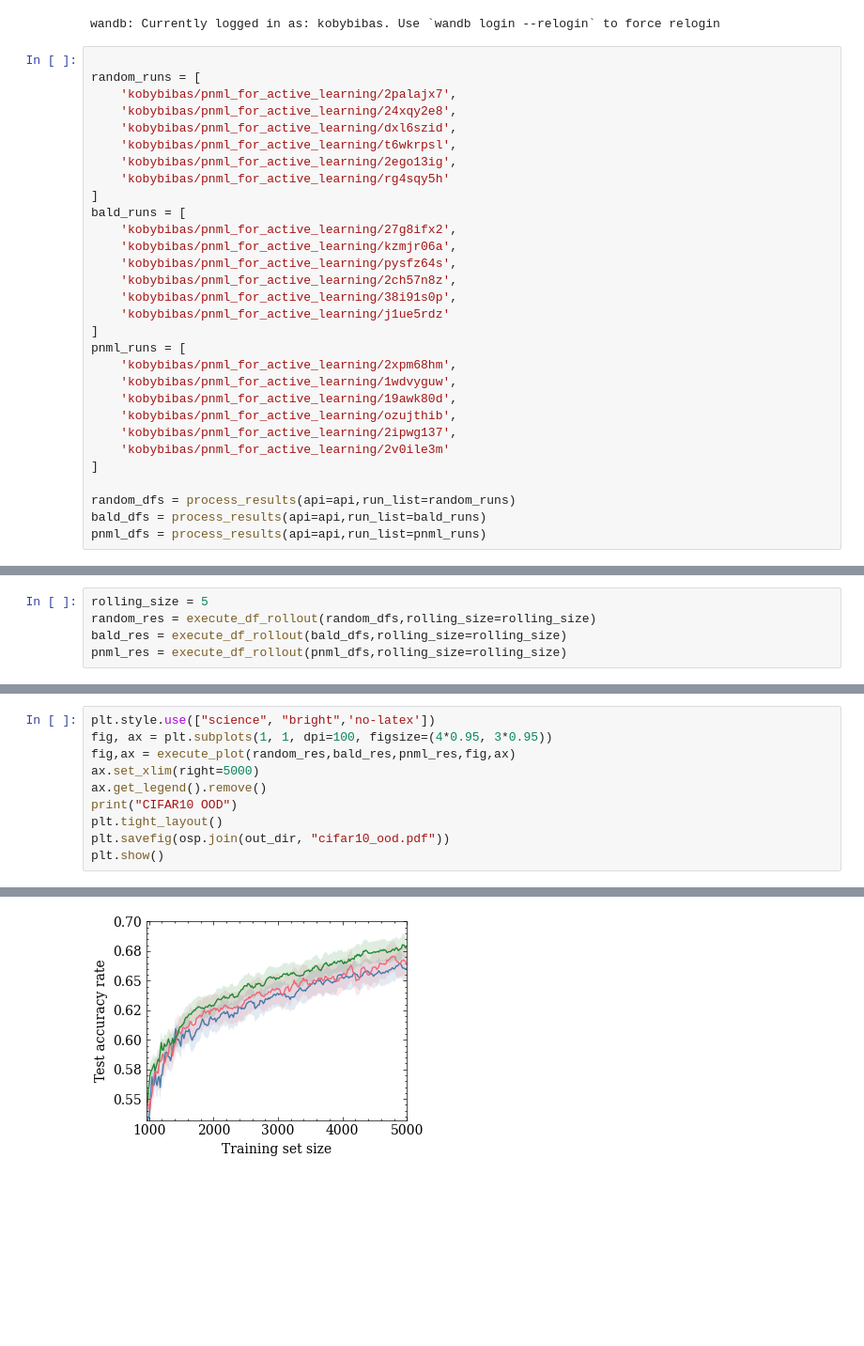
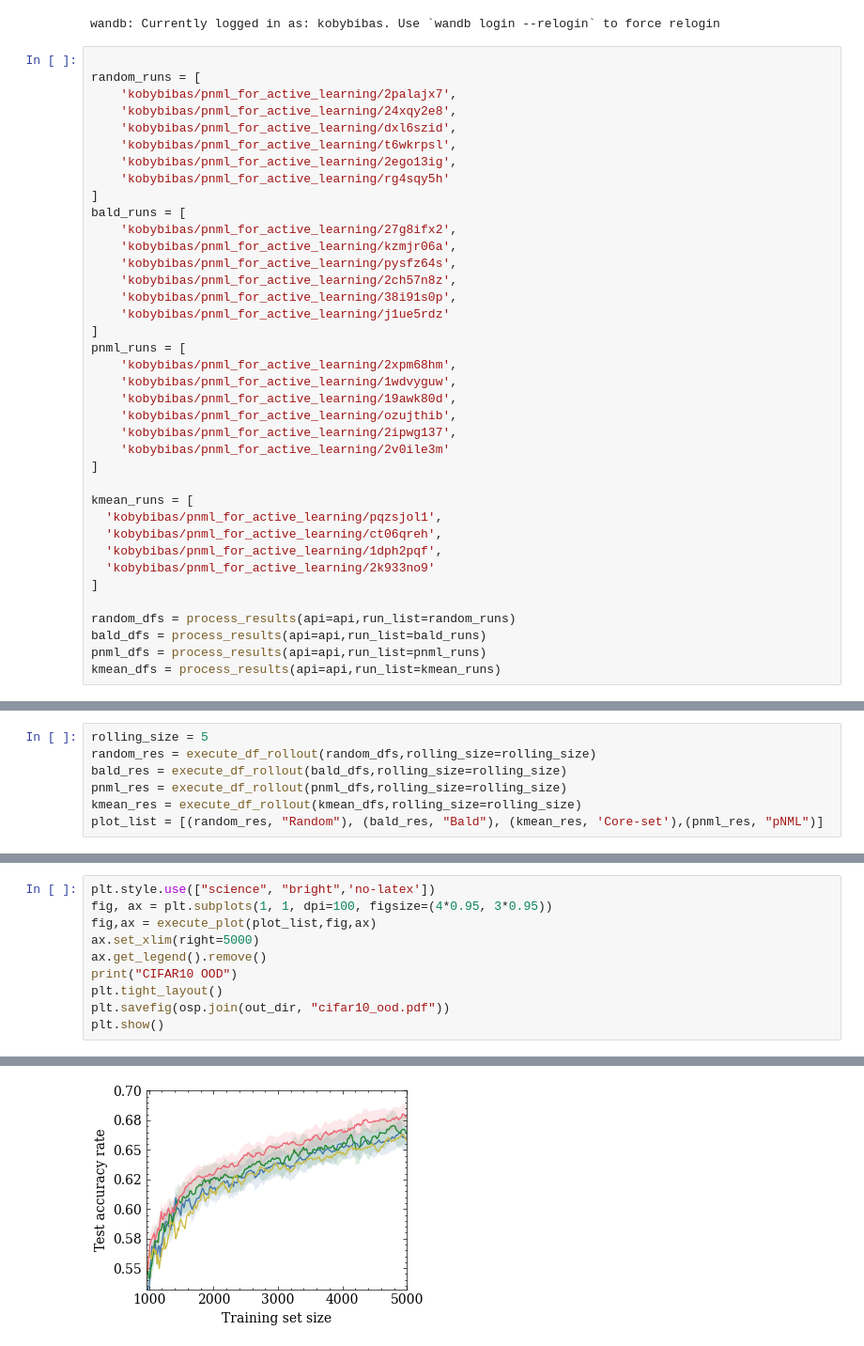
Before and after one commit to kobybibas/pnml_for_active_learning, a Jupyter notebook: notebooks/plot_cifar10_ood.ipynb, the cells around one changed output, grey strips where cells are left out. Shown at 94% size. Saved outputs shown, nothing was run; the diff lists cells and outputs as text; blank space fills up the shorter version.

Commit message:
Update plot

```diff
--- a/notebooks/plot_cifar10_ood.ipynb
+++ b/notebooks/plot_cifar10_ood.ipynb
@@ -58,9 +58,17 @@ pnml_runs = [
     'kobybibas/pnml_for_active_learning/2v0ile3m'
 ]
 
+kmean_runs = [
+  'kobybibas/pnml_for_active_learning/pqzsjol1',
+  'kobybibas/pnml_for_active_learning/ct06qreh',
+  'kobybibas/pnml_for_active_learning/1dph2pqf',
+  'kobybibas/pnml_for_active_learning/2k933no9'
+]
+
 random_dfs = process_results(api=api,run_list=random_runs)
 bald_dfs = process_results(api=api,run_list=bald_runs)
 pnml_dfs = process_results(api=api,run_list=pnml_runs)
+kmean_dfs = process_results(api=api,run_list=kmean_runs)
 # %% [output]
 kobybibas/pnml_for_active_learning/2palajx7
 kobybibas/pnml_for_active_learning/24xqy2e8
@@ -85,3 +92,5 @@ rolling_size = 5
 random_res = execute_df_rollout(random_dfs,rolling_size=rolling_size)
 bald_res = execute_df_rollout(bald_dfs,rolling_size=rolling_size)
 pnml_res = execute_df_rollout(pnml_dfs,rolling_size=rolling_size)
+kmean_res = execute_df_rollout(kmean_dfs,rolling_size=rolling_size)
+plot_list = [(random_res, "Random"), (bald_res, "Bald"), (kmean_res, 'Core-set'),(pnml_res, "pNML")]
@@ -88,13 +109,13 @@ pnml_res = execute_df_rollout(pnml_dfs,rolling_size=rolling_size)
 # %%
 plt.style.use(["science", "bright",'no-latex'])
 fig, ax = plt.subplots(1, 1, dpi=100, figsize=(4*0.95, 3*0.95))
-fig,ax = execute_plot(random_res,bald_res,pnml_res,fig,ax)
+fig,ax = execute_plot(plot_list,fig,ax)
 ax.set_xlim(right=5000)
 ax.get_legend().remove()
 print("CIFAR10 OOD")
 plt.tight_layout()
 plt.savefig(osp.join(out_dir, "cifar10_ood.pdf"))
 plt.show()
 # %% [output]
 CIFAR10 OOD
-[figure, old version]
+[figure, new version]
```
Also changed, not shown: parts of 3 cells of this notebook, 9 other files.
